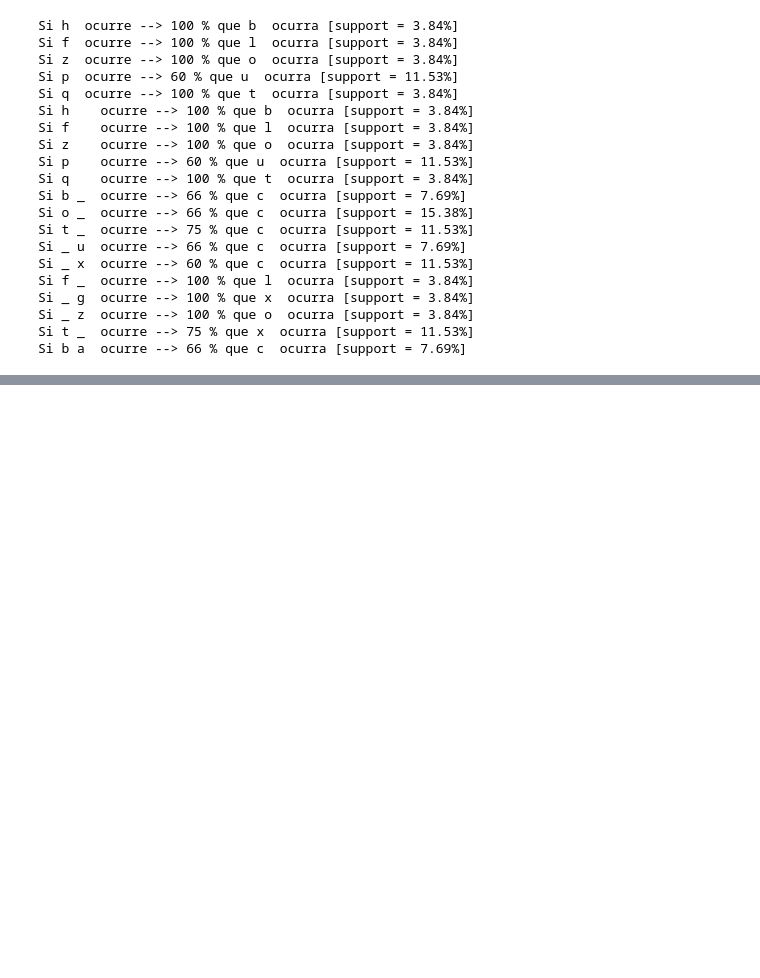
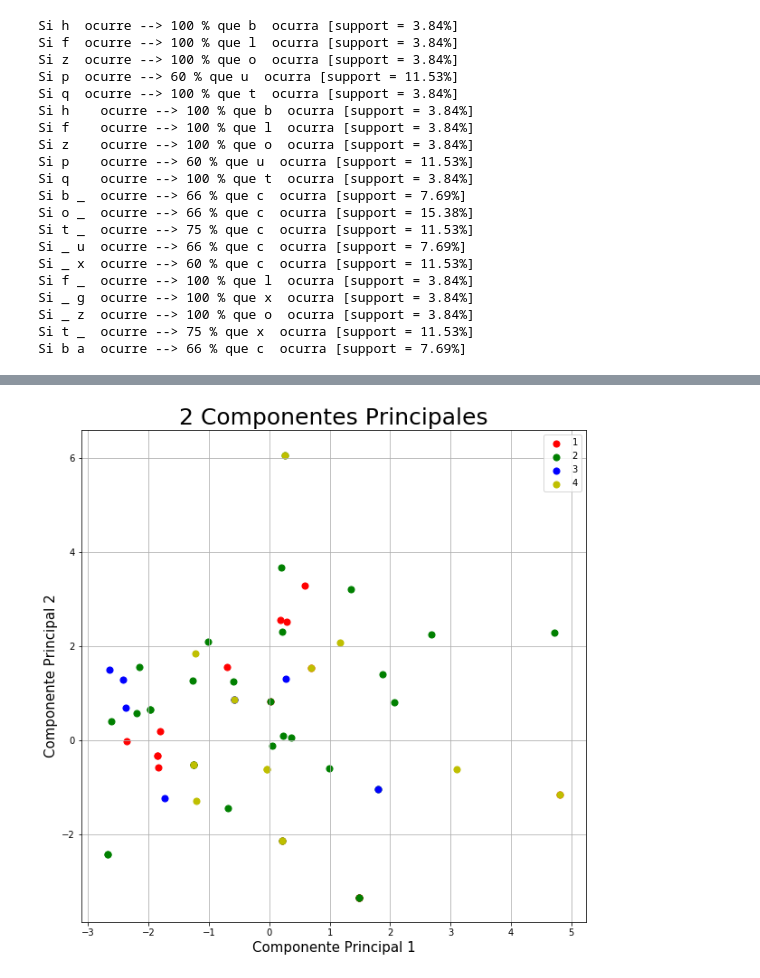
Before and after one commit to JParzival/TFG, a Jupyter notebook: Proyecto/machine learning.ipynb, the cells around one changed output, grey strips where cells are left out. Saved outputs shown, nothing was run; the diff lists cells and outputs as text; code cells hidden in the pictures; blank space fills up the shorter version.

```diff
--- a/Proyecto/machine learning.ipynb
+++ b/Proyecto/machine learning.ipynb
@@ -318,0 +395,12 @@ Si b a  ocurre --> 66 % que c  ocurra [support = 7.69%]
+# %%
+# Hay que hacer una separación entre datos de train y test
+nuevosGrupos = df_upsampled.iloc[:, 25]
+datos_mod = df_upsampled.iloc[:, -25:-1]
+
+from sklearn.preprocessing import scale
+
+datos_ml = scale(datos_mod)
+
+from sklearn.model_selection import train_test_split
+
+x_train, x_test, y_train, y_test = train_test_split(datos_ml, nuevosGrupos, random_state=97)
@@ -318,0 +597,31 @@ Si b a  ocurre --> 66 % que c  ocurra [support = 7.69%]
+# %%
+# Esta representación no es la de KMeans, sino la real sobre las dos dimensiones más significativas
+
+from sklearn.decomposition import PCA
+import matplotlib.pyplot as plt
+
+pca = PCA(n_components=2)
+
+comp_p = pca.fit_transform(datos_ml)
+df_pca_2 = pd.DataFrame(data = comp_p, columns = ['Componente Principal 1', 'Componente Principal 2'])
+
+df_pca_2 = pd.concat([df_pca_2, datos.iloc[:, 25]], axis = 1)
+
+fig = plt.figure(figsize = (10,10))
+ax = fig.add_subplot(1,1,1)
+ax.set_xlabel('Componente Principal 1', fontsize = 15)
+ax.set_ylabel('Componente Principal 2', fontsize = 15)
+ax.set_title('2 Componentes Principales', fontsize = 25)
+targets = [1, 2, 3, 4]
+colors = ['r', 'g', 'b', 'y']
+
+for target, color in zip(targets,colors):
+    indicesToKeep = df_pca_2.iloc[:, 2] == target
+    ax.scatter(df_pca_2.loc[indicesToKeep, 'Componente Principal 1'], df_pca_2.loc[indicesToKeep, 'Componente Principal 2']
+               ,c = color ,s = 50)
+
+ax.legend(targets)
+plt.savefig("Imágenes Obtenidas/Plot Kmeans Resampled.png")
+ax.grid()
+# %% [output]
+[figure, added]
```
Also changed, not shown: parts of 28 cells of this notebook, 2 other files.
